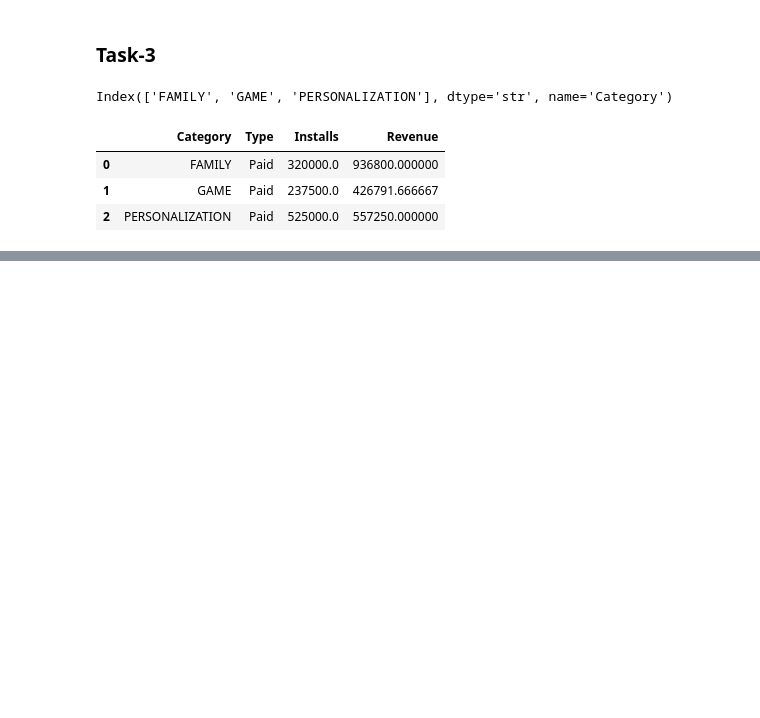
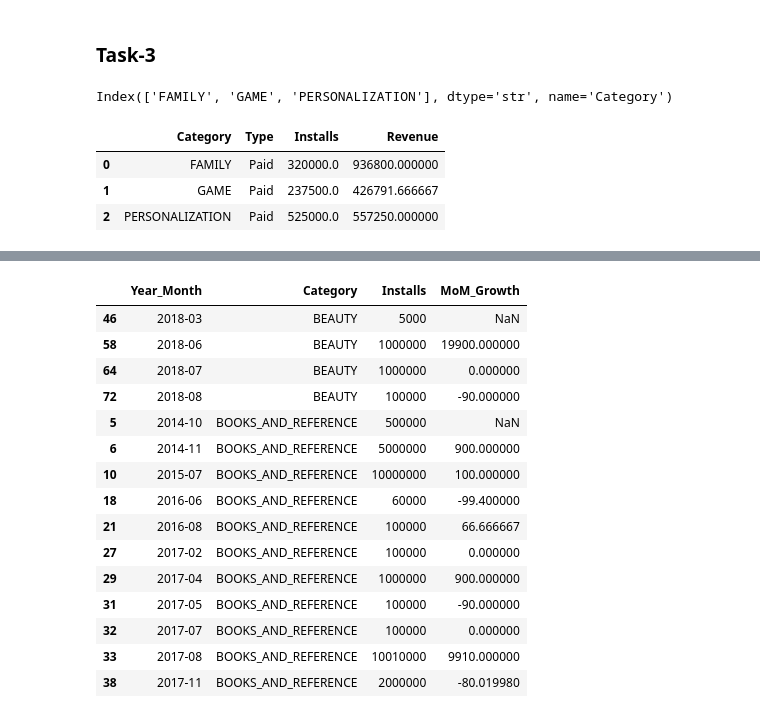
Before and after one commit to OmChauhan07/Google_Play_Store_Data_Analytics, a Jupyter notebook: Notebooks/task_preparation_and_filtering.ipynb, the cells around one changed output, grey strips where cells are left out. Cells and saved outputs as stored; diff of their text form; code cells hidden in the pictures; blank space fills up the shorter version.

Commit message:
prepared data for time series line charts

```diff
--- a/Notebooks/task_preparation_and_filtering.ipynb
+++ b/Notebooks/task_preparation_and_filtering.ipynb
@@ -309,0 +342,49 @@ task3_grouped.to_csv("../Data/Task_wise_dataset/task3_grouped.csv",index=False)
+# %%
+# Create Year-Month Column
+task4_df["Year_Month"] = (
+    task4_df["Last Updated"]
+    .dt.to_period("M")
+    .astype(str)
+)
+# %%
+# Group Data by Time & Category
+task4_grouped = (
+    task4_df.groupby(
+        ["Year_Month", "Category"]
+    )
+    .agg({
+        "Installs": "sum"
+    })
+    .reset_index()
+)
+# %%
+# Sort Data
+task4_grouped = task4_grouped.sort_values(
+    by=["Category", "Year_Month"]
+)
+# %%
+# Calculate MoM Growth
+task4_grouped["MoM_Growth"] = (
+    task4_grouped.groupby("Category")["Installs"]
+    .pct_change() * 100
+)
+# %%
+# Preview Dataset
+task4_grouped.head(15)
+# %% [output]
+|  | Year_Month | Category | Installs | MoM_Growth |
+| 46 | 2018-03 | BEAUTY | 5000 | NaN |
+| 58 | 2018-06 | BEAUTY | 1000000 | 19900.000000 |
+| 64 | 2018-07 | BEAUTY | 1000000 | 0.000000 |
+| 72 | 2018-08 | BEAUTY | 100000 | -90.000000 |
+| 5 | 2014-10 | BOOKS_AND_REFERENCE | 500000 | NaN |
+| 6 | 2014-11 | BOOKS_AND_REFERENCE | 5000000 | 900.000000 |
+| 10 | 2015-07 | BOOKS_AND_REFERENCE | 10000000 | 100.000000 |
+| 18 | 2016-06 | BOOKS_AND_REFERENCE | 60000 | -99.400000 |
+| 21 | 2016-08 | BOOKS_AND_REFERENCE | 100000 | 66.666667 |
+| 27 | 2017-02 | BOOKS_AND_REFERENCE | 100000 | 0.000000 |
+| 29 | 2017-04 | BOOKS_AND_REFERENCE | 1000000 | 900.000000 |
+| 31 | 2017-05 | BOOKS_AND_REFERENCE | 100000 | -90.000000 |
+| 32 | 2017-07 | BOOKS_AND_REFERENCE | 100000 | 0.000000 |
+| 33 | 2017-08 | BOOKS_AND_REFERENCE | 10010000 | 9910.000000 |
+| 38 | 2017-11 | BOOKS_AND_REFERENCE | 2000000 | -80.019980 |
```
Also changed, not shown: parts of 8 cells of this notebook, 1 other file.
